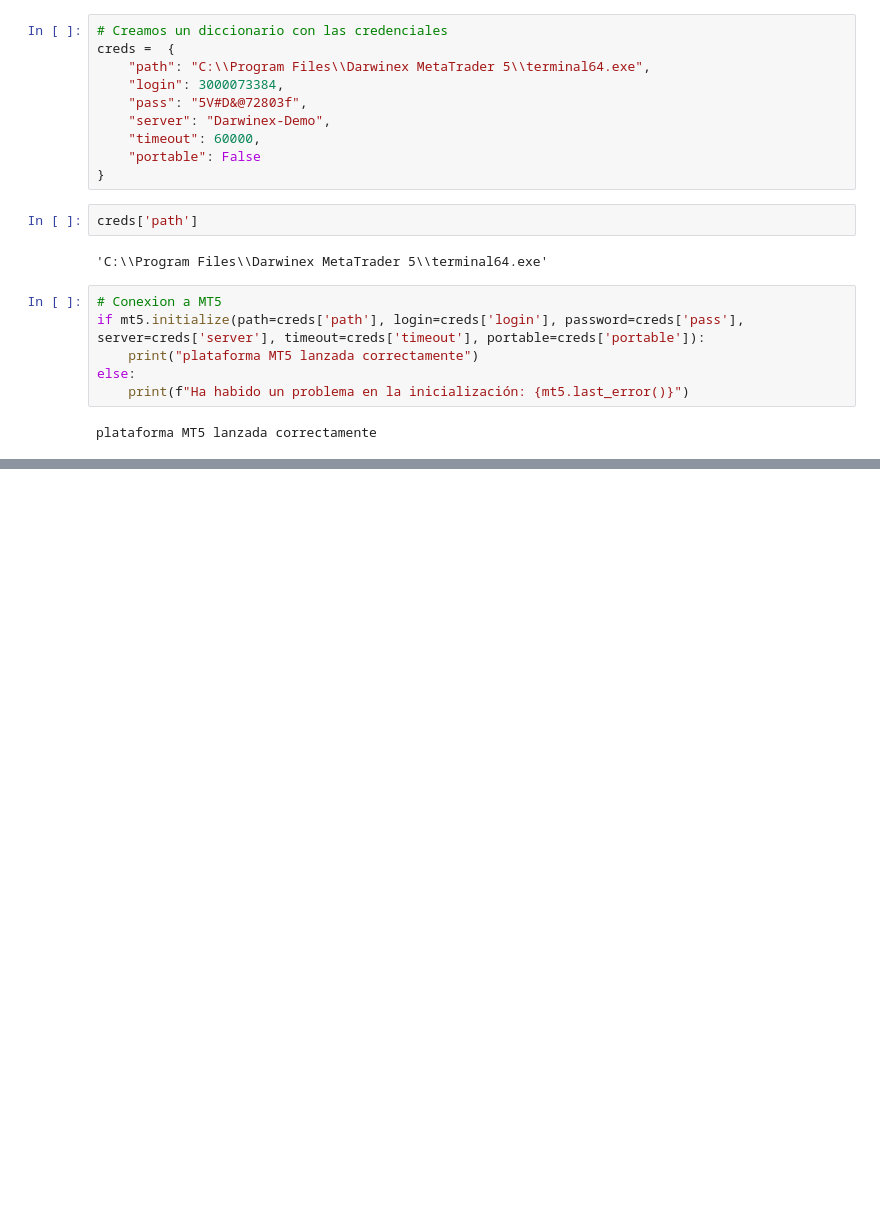
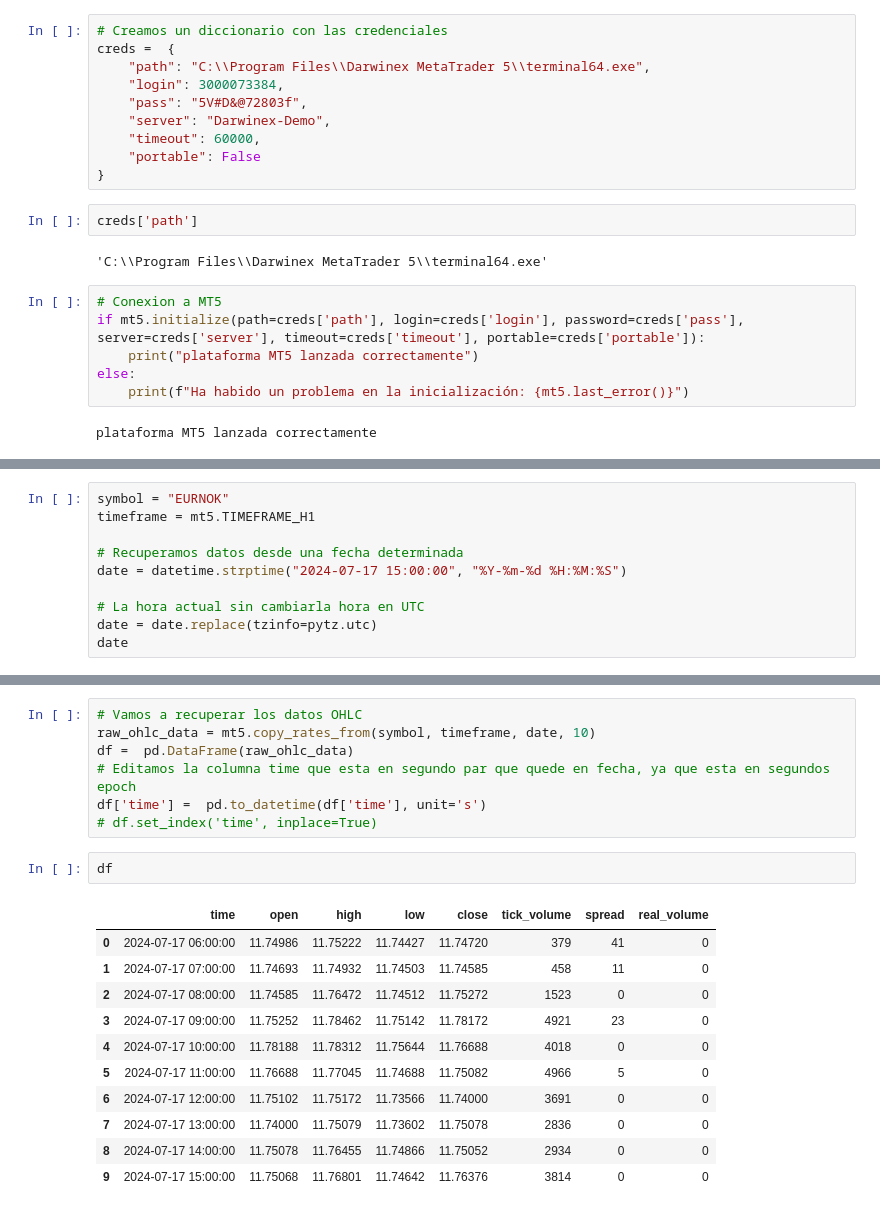
Before and after one commit to JavierVaronBueno/mt5-api-connecction, a Jupyter notebook: mt5APIConnection.ipynb, the cells around one changed output, grey strips where cells are left out. Saved outputs shown, nothing was run; the diff lists cells and outputs as text; blank space fills up the shorter version.

```diff
--- a/mt5APIConnection.ipynb
+++ b/mt5APIConnection.ipynb
@@ -32,0 +139,10 @@ plataforma MT5 lanzada correctamente
+# %%
+symbol = "EURNOK"
+timeframe = mt5.TIMEFRAME_H1
+
+# Recuperamos datos desde una fecha determinada
+date = datetime.strptime("2024-07-17 15:00:00", "%Y-%m-%d %H:%M:%S")
+
+# La hora actual sin cambiarla hora en UTC
+date = date.replace(tzinfo=pytz.utc)
+date
@@ -32,0 +161,21 @@ plataforma MT5 lanzada correctamente
+# %%
+# Vamos a recuperar los datos OHLC
+raw_ohlc_data = mt5.copy_rates_from(symbol, timeframe, date, 10)
+df =  pd.DataFrame(raw_ohlc_data)
+# Editamos la columna time que esta en segundo par que quede en fecha, ya que esta en segundos epoch
+df['time'] =  pd.to_datetime(df['time'], unit='s')
+# df.set_index('time', inplace=True)
+# %%
+df
+# %% [output]
+|  | time | open | high | low | close | tick_volume | spread | real_volume |
+| 0 | 2024-07-17 06:00:00 | 11.74986 | 11.75222 | 11.74427 | 11.74720 | 379 | 41 | 0 |
+| 1 | 2024-07-17 07:00:00 | 11.74693 | 11.74932 | 11.74503 | 11.74585 | 458 | 11 | 0 |
+| 2 | 2024-07-17 08:00:00 | 11.74585 | 11.76472 | 11.74512 | 11.75272 | 1523 | 0 | 0 |
+| 3 | 2024-07-17 09:00:00 | 11.75252 | 11.78462 | 11.75142 | 11.78172 | 4921 | 23 | 0 |
+| 4 | 2024-07-17 10:00:00 | 11.78188 | 11.78312 | 11.75644 | 11.76688 | 4018 | 0 | 0 |
+| 5 | 2024-07-17 11:00:00 | 11.76688 | 11.77045 | 11.74688 | 11.75082 | 4966 | 5 | 0 |
+| 6 | 2024-07-17 12:00:00 | 11.75102 | 11.75172 | 11.73566 | 11.74000 | 3691 | 0 | 0 |
+| 7 | 2024-07-17 13:00:00 | 11.74000 | 11.75079 | 11.73602 | 11.75078 | 2836 | 0 | 0 |
+| 8 | 2024-07-17 14:00:00 | 11.75078 | 11.76455 | 11.74866 | 11.75052 | 2934 | 0 | 0 |
+| 9 | 2024-07-17 15:00:00 | 11.75068 | 11.76801 | 11.74642 | 11.76376 | 3814 | 0 | 0 |
```
Also changed, not shown: parts of 23 cells of this notebook.
